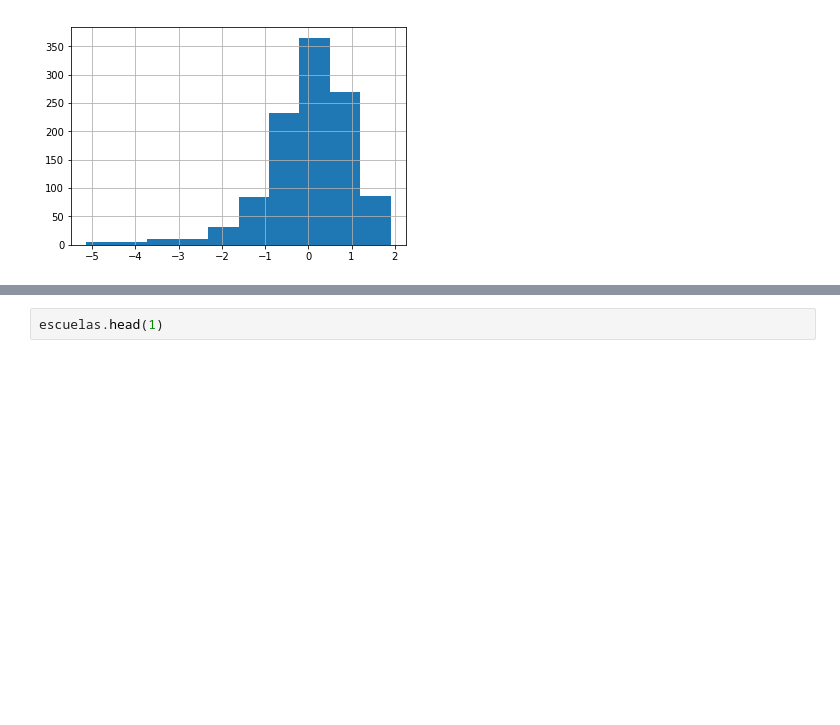
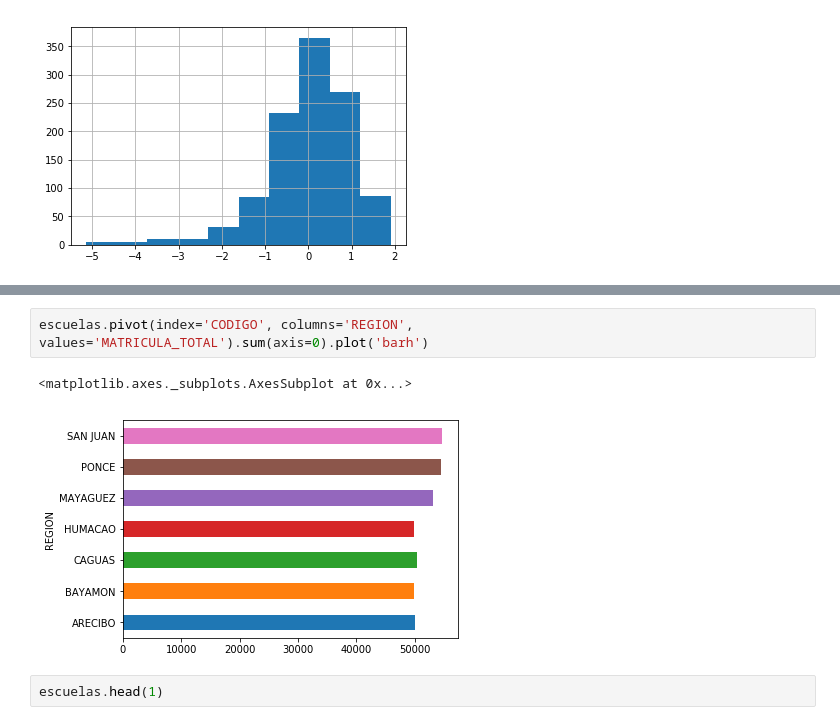
Before and after one commit to karmacelina/puertorico, a Jupyter notebook: notebooks/exploration.ipynb, the cells around one changed output, grey strips where cells are left out. Cells and saved outputs as stored; diff of their text form; blank space fills up the shorter version.

```diff
--- a/notebooks/exploration.ipynb
+++ b/notebooks/exploration.ipynb
@@ -500,3 +505,8 @@ z_bnp.hist()
+# %%
+escuelas.pivot(index='CODIGO', columns='REGION', values='MATRICULA_TOTAL').sum(axis=0).plot('barh')
+# %% [output]
+<matplotlib.axes._subplots.AxesSubplot at 0x...>
+[figure, added]
 # %%
 escuelas.head(1)
 # %% [output]
```
Also changed, not shown: parts of 5 cells of this notebook, 1 other file.
